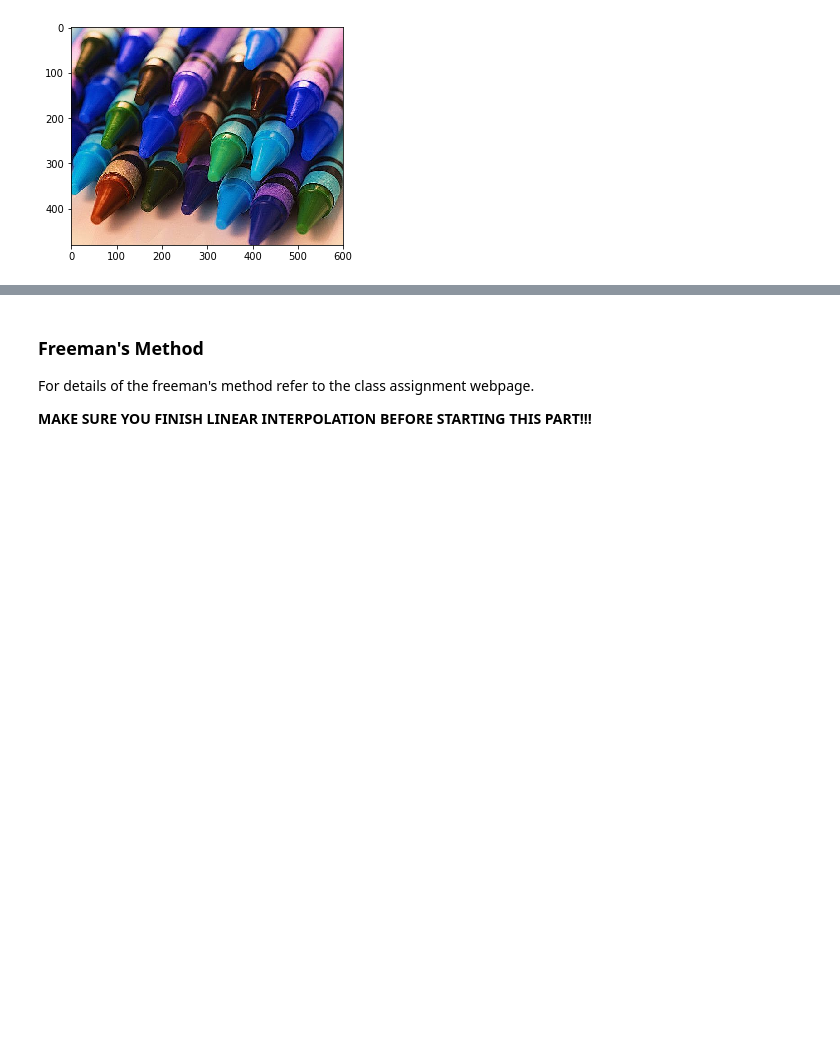
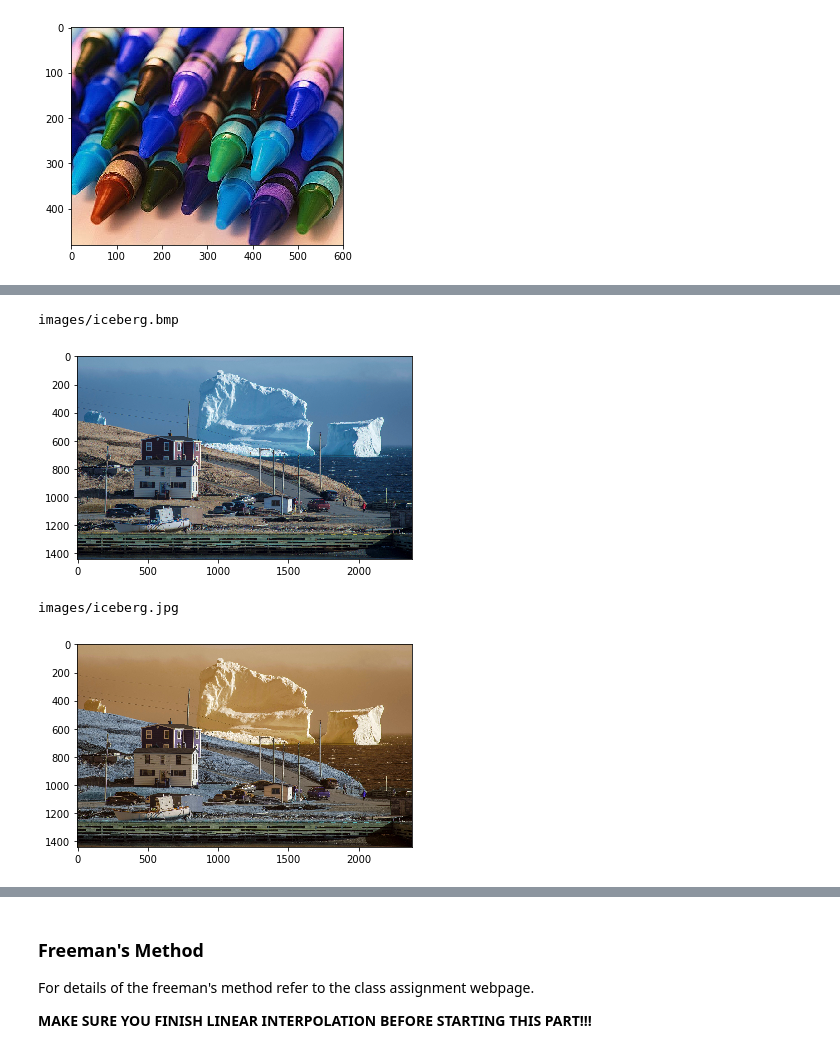
Before and after one commit to 770120041/ComputerVisionPractice, a Jupyter notebook: MP0.ipynb, the cells around one changed output, grey strips where cells are left out. Drawn from its saved outputs; the diff is of its cells as text; code cells hidden in the pictures; blank space fills up the shorter version.

```diff
--- a/MP0.ipynb
+++ b/MP0.ipynb
@@ -124,9 +123,16 @@ NameError: name 'pp_err' is not defined
 # %%
 mosaic_img = read_image('iceberg.bmp')
 soln_image = get_solution_image(mosaic_img)
-original_image = read_image('iceberg.jpg')
+show_image(soln_image)
+original_image = read_source('iceberg.jpg')
+show_image(original_image)
 # For sanity check display your solution image here
 ### YOUR CODE
+# %% [output]
+images/iceberg.bmp
+[figure, added]
+images/iceberg.jpg
+[figure, added]
 # %%
 pp_err, max_err = compute_errors(soln_image, original_image)
 print("The average per-pixel error for iceberg is: "+str(pp_err))
```
Also changed, not shown: parts of 13 cells of this notebook, 1 other file.
